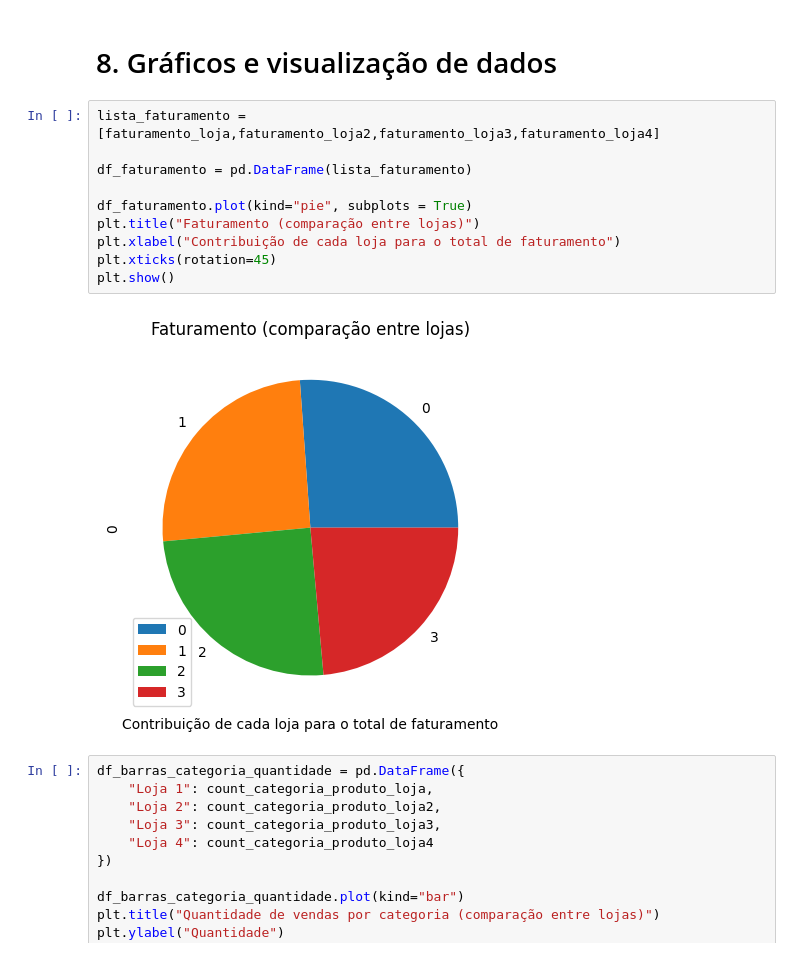
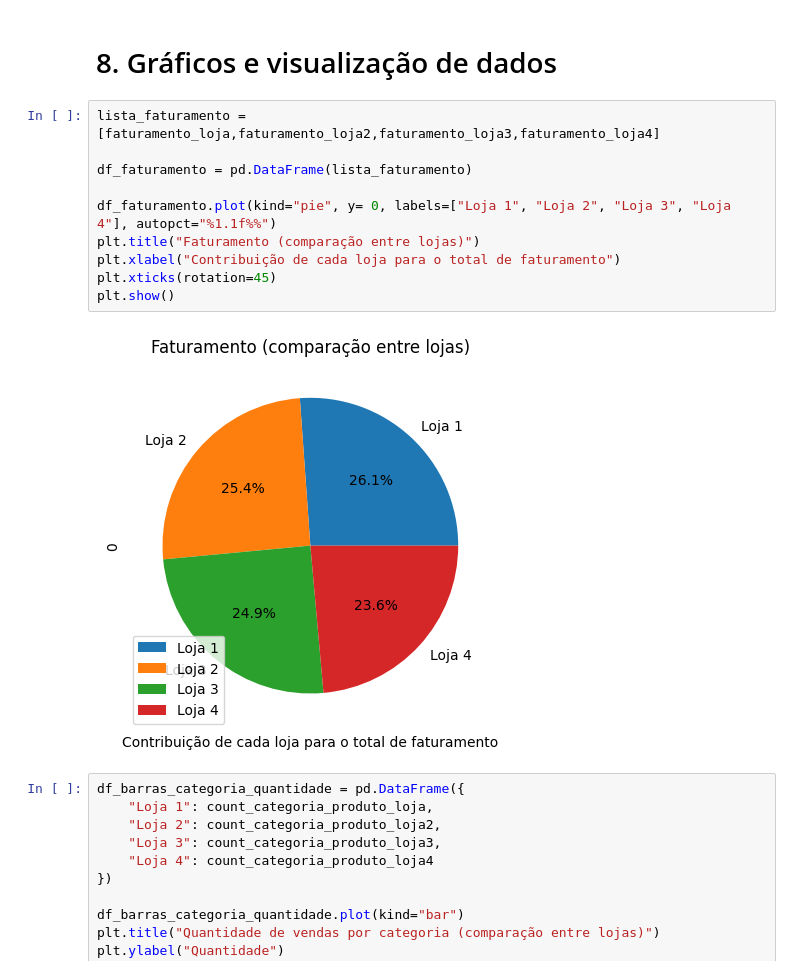
Before and after one commit to AntonioNazar/Data_Science, a Jupyter notebook: Análise De Dados de lojas/DataScience_Desafio1.ipynb, the cells around one changed output. Saved outputs shown, nothing was run; the diff lists cells and outputs as text.

```diff
--- a/Análise De Dados de lojas/DataScience_Desafio1.ipynb
+++ b/Análise De Dados de lojas/DataScience_Desafio1.ipynb
@@ -555,15 +556,15 @@ Interessante analisar o frete e as vendas por região, é possível perceber que
 # %%
 lista_faturamento = [faturamento_loja,faturamento_loja2,faturamento_loja3,faturamento_loja4]
 
 df_faturamento = pd.DataFrame(lista_faturamento)
 
-df_faturamento.plot(kind="pie", subplots = True)
+df_faturamento.plot(kind="pie", y= 0, labels=["Loja 1", "Loja 2", "Loja 3", "Loja 4"], autopct="%1.1f%%")
 plt.title("Faturamento (comparação entre lojas)")
 plt.xlabel("Contribuição de cada loja para o total de faturamento")
 plt.xticks(rotation=45)
 plt.show()
 # %% [output]
-[figure, old version]
+[figure, new version]
 # %%
 df_barras_categoria_quantidade = pd.DataFrame({
     "Loja 1": count_categoria_produto_loja,
```
Also changed, not shown: parts of 2 cells of this notebook, 2 other files.
